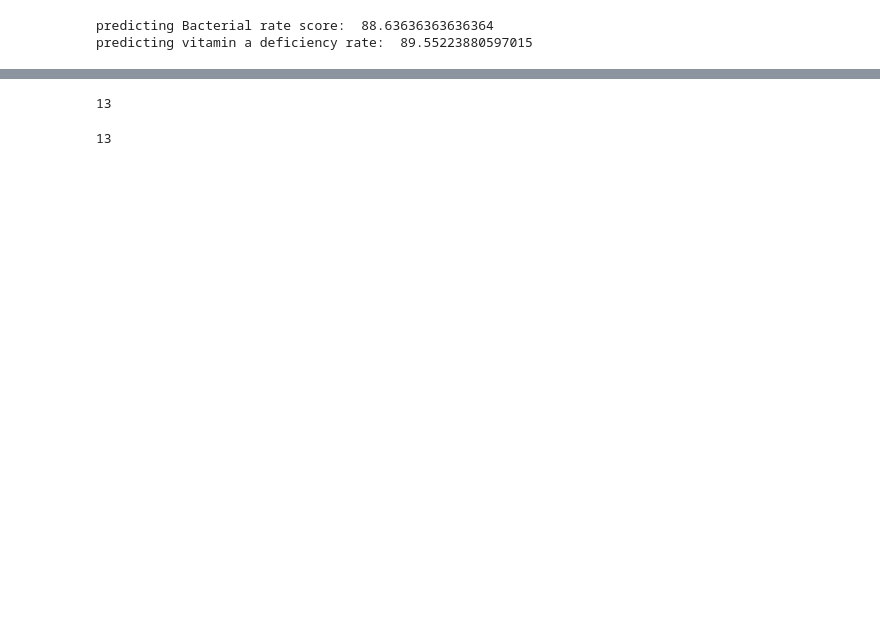
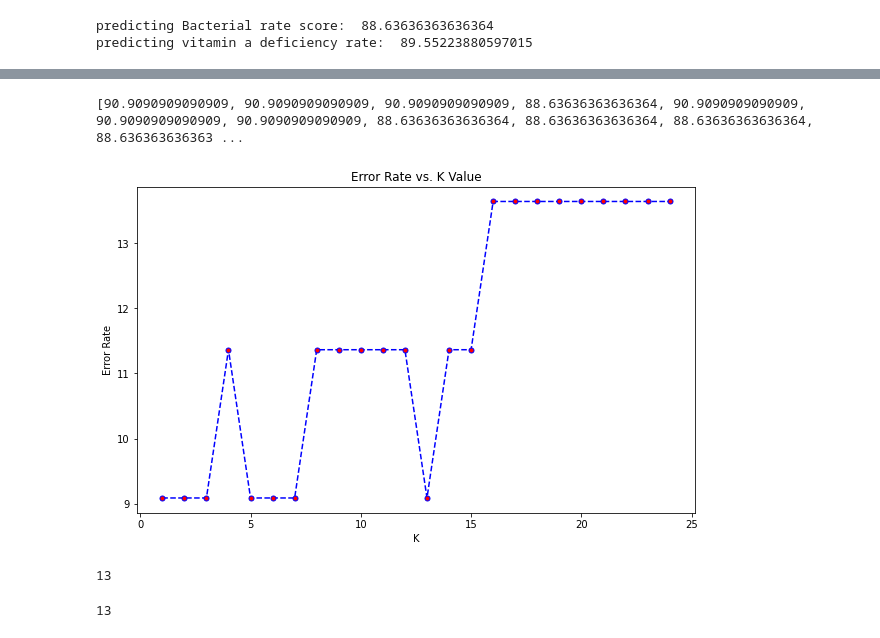
Before and after one commit to a3darekar/digital_immunization_registry, a Jupyter notebook: ml_models/WHO data analytics.ipynb, the cells around one changed output, grey strips where cells are left out. Drawn from its saved outputs; the diff is of its cells as text; code cells hidden in the pictures; blank space fills up the shorter version.

```diff
--- a/ml_models/WHO data analytics.ipynb
+++ b/ml_models/WHO data analytics.ipynb
@@ -397,3 +425,16 @@ print(vitamin_a_predictions)
+# %%
+print(bacterial_rate_predictions)
+
+plt.figure(figsize=(10,6))
+plt.plot(range(1,25),bact_error_rate,color='blue', linestyle='dashed', marker='o',
+         markerfacecolor='red', markersize=5)
+plt.title('Error Rate vs. K Value')
+plt.xlabel('K')
+plt.ylabel('Error Rate')
+plt.show()
+# %% [output]
+[90.9090909090909, 90.9090909090909, 90.9090909090909, 88.63636363636364, 90.9090909090909, 90.9090909090909, 90.9090909090909, 88.63636363636364, 88.63636363636364, 88.63636363636364, 88.636363636363 ...
+[figure, added]
 # %%
 best_k_vita = np.where(vitamin_a_predictions == np.amax(vitamin_a_predictions))
 best_k_vita = best_k_vita[0][-1] + 1
```
Also changed, not shown: parts of 42 cells of this notebook, 5 other files.
